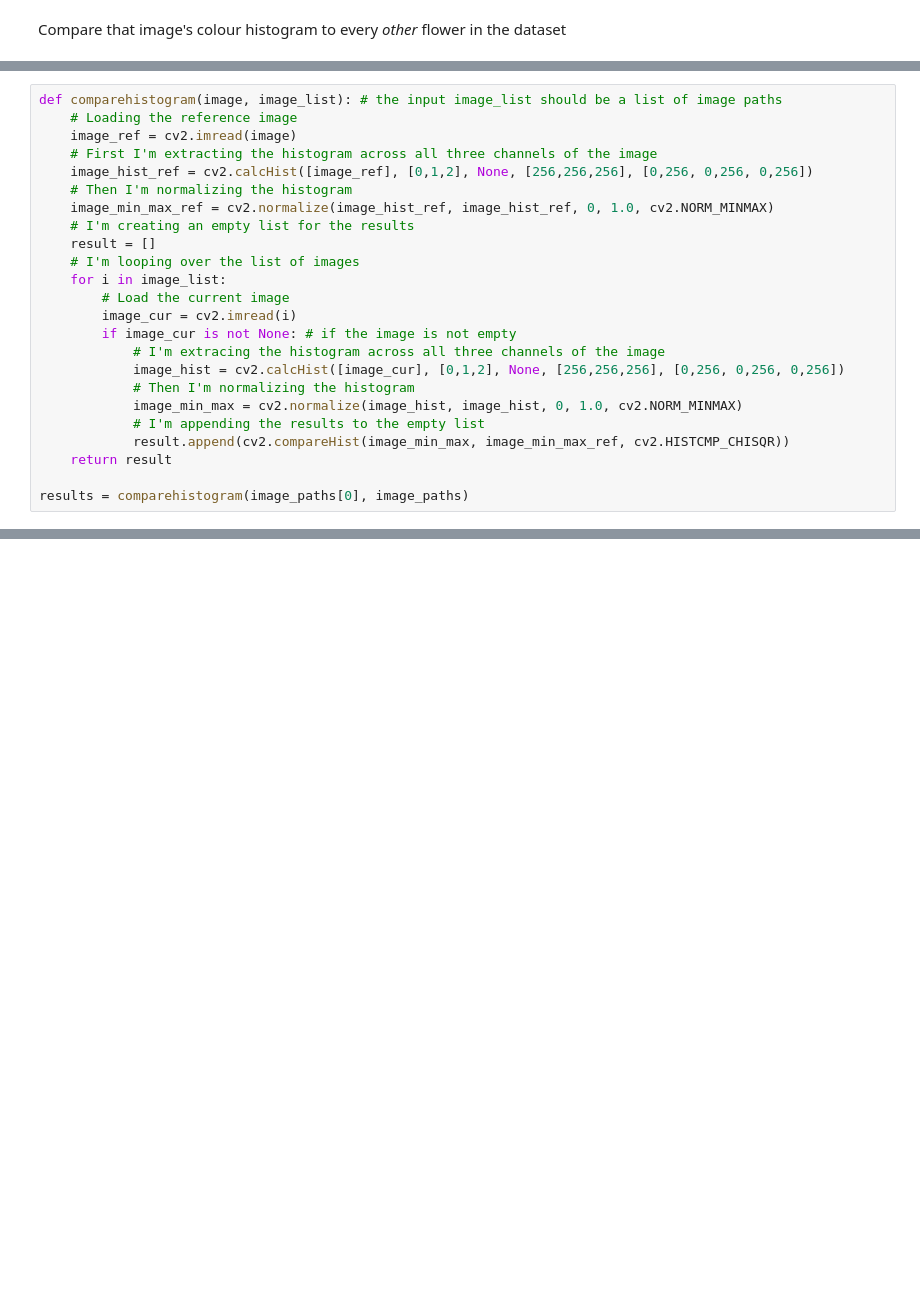
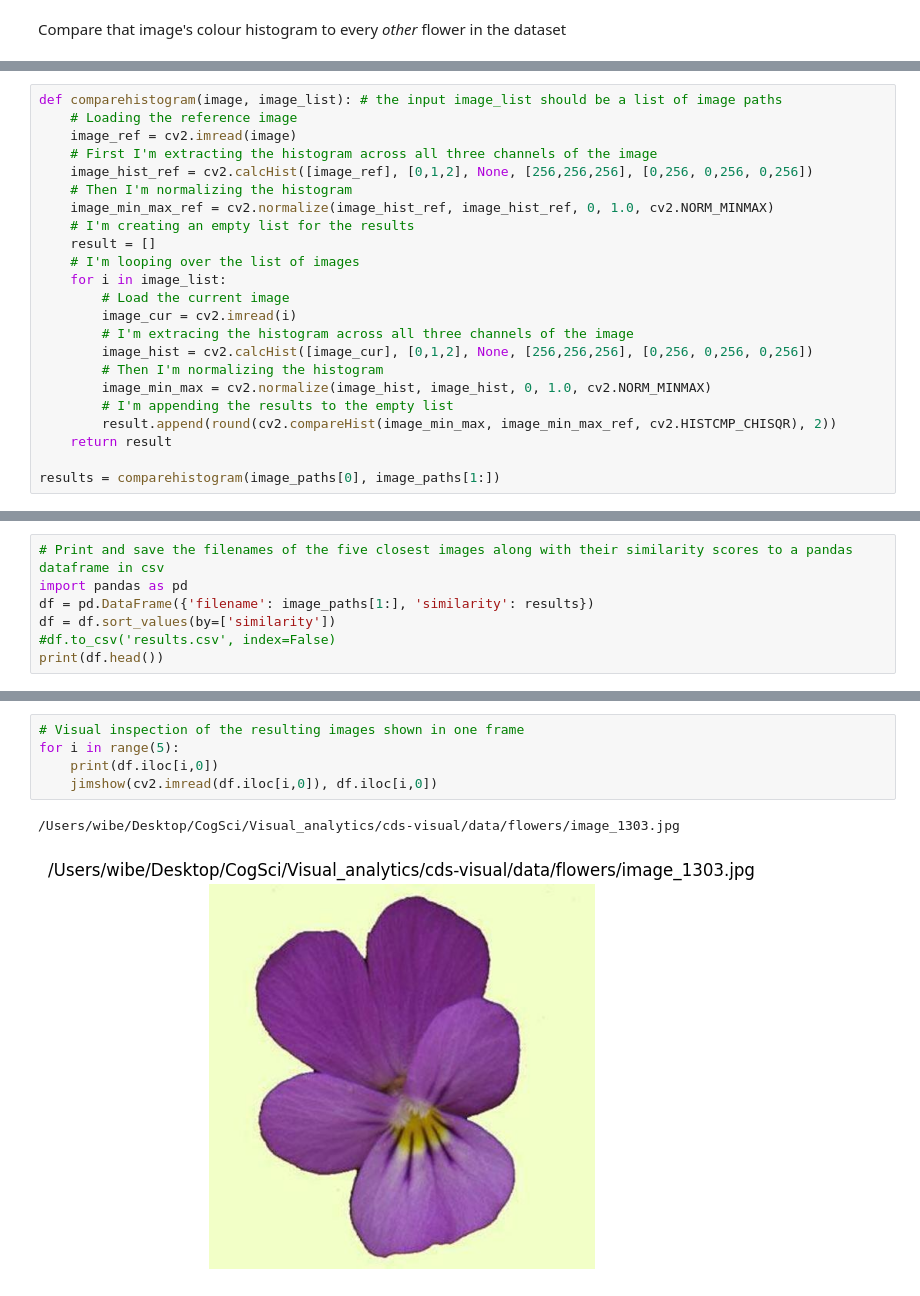
Before and after one commit to jorgenhw/cds-visual, a Jupyter notebook: nbs/session3_inclass_JHW.ipynb, the cells around one changed output, grey strips where cells are left out. Cells and saved outputs as stored; diff of their text form; blank space fills up the shorter version.

```diff
--- a/nbs/session3_inclass_JHW.ipynb
+++ b/nbs/session3_inclass_JHW.ipynb
@@ -345,13 +348,12 @@ def comparehistogram(image, image_list): # the input image_list should be a list
     for i in image_list:
         # Load the current image
         image_cur = cv2.imread(i)
-        if image_cur is not None: # if the image is not empty
-            # I'm extracing the histogram across all three channels of the image
-            image_hist = cv2.calcHist([image_cur], [0,1,2], None, [256,256,256], [0,256, 0,256, 0,256])
-            # Then I'm normalizing the histogram
-            image_min_max = cv2.normalize(image_hist, image_hist, 0, 1.0, cv2.NORM_MINMAX)
-            # I'm appending the results to the empty list
-            result.append(cv2.compareHist(image_min_max, image_min_max_ref, cv2.HISTCMP_CHISQR))
+        # I'm extracing the histogram across all three channels of the image
+        image_hist = cv2.calcHist([image_cur], [0,1,2], None, [256,256,256], [0,256, 0,256, 0,256])
+        # Then I'm normalizing the histogram
+        image_min_max = cv2.normalize(image_hist, image_hist, 0, 1.0, cv2.NORM_MINMAX)
+        # I'm appending the results to the empty list
+        result.append(round(cv2.compareHist(image_min_max, image_min_max_ref, cv2.HISTCMP_CHISQR), 2))
     return result
 
-results = comparehistogram(image_paths[0], image_paths)
+results = comparehistogram(image_paths[0], image_paths[1:])
@@ -360,0 +360,7 @@ AttributeError: 'list' object has no attribute 'ascend'
+# %%
+# Print and save the filenames of the five closest images along with their similarity scores to a pandas dataframe in csv
+import pandas as pd
+df = pd.DataFrame({'filename': image_paths[1:], 'similarity': results})
+df = df.sort_values(by=['similarity'])
+#df.to_csv('results.csv', index=False)
+print(df.head())
@@ -360,0 +374,8 @@ AttributeError: 'list' object has no attribute 'ascend'
+# %%
+# Visual inspection of the resulting images shown in one frame
+for i in range(5):
+    print(df.iloc[i,0])
+    jimshow(cv2.imread(df.iloc[i,0]), df.iloc[i,0])
+# %% [output]
+/Users/wibe/Desktop/CogSci/Visual_analytics/cds-visual/data/flowers/image_1303.jpg
+[figure, added]
```
Also changed, not shown: parts of 7 cells of this notebook, 6 other files.
